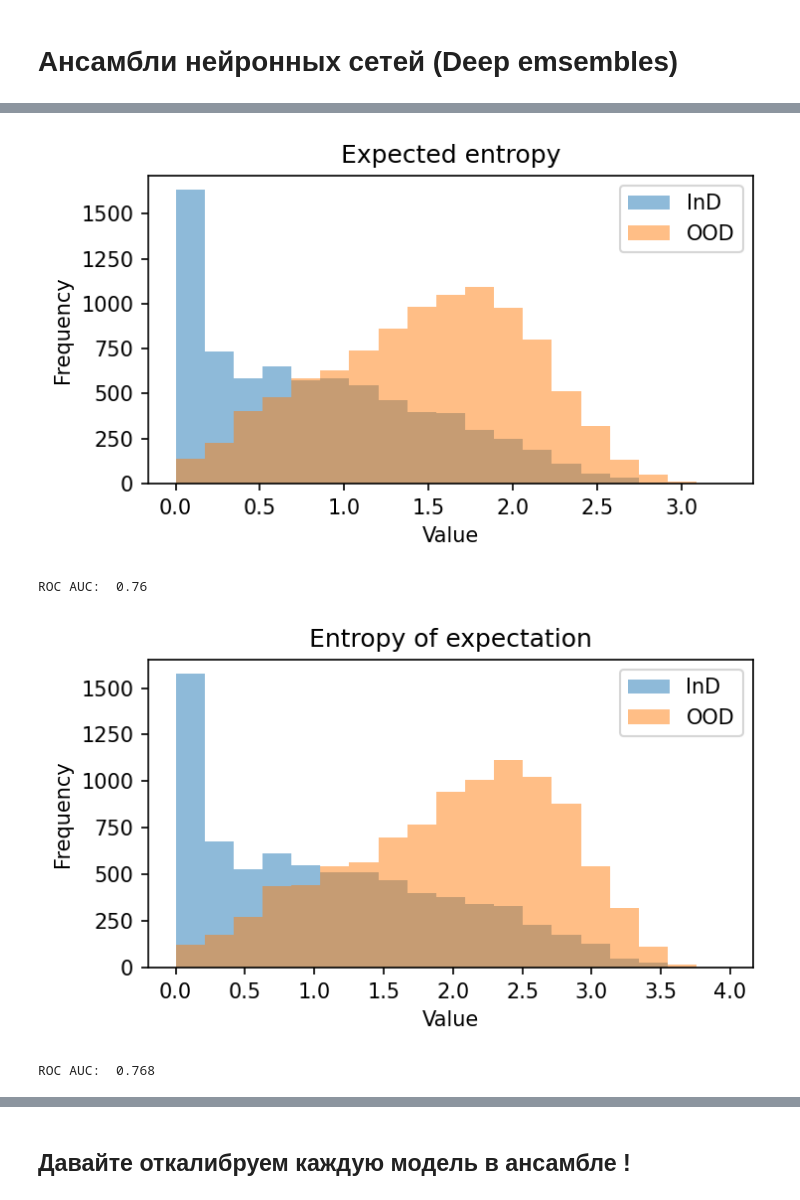
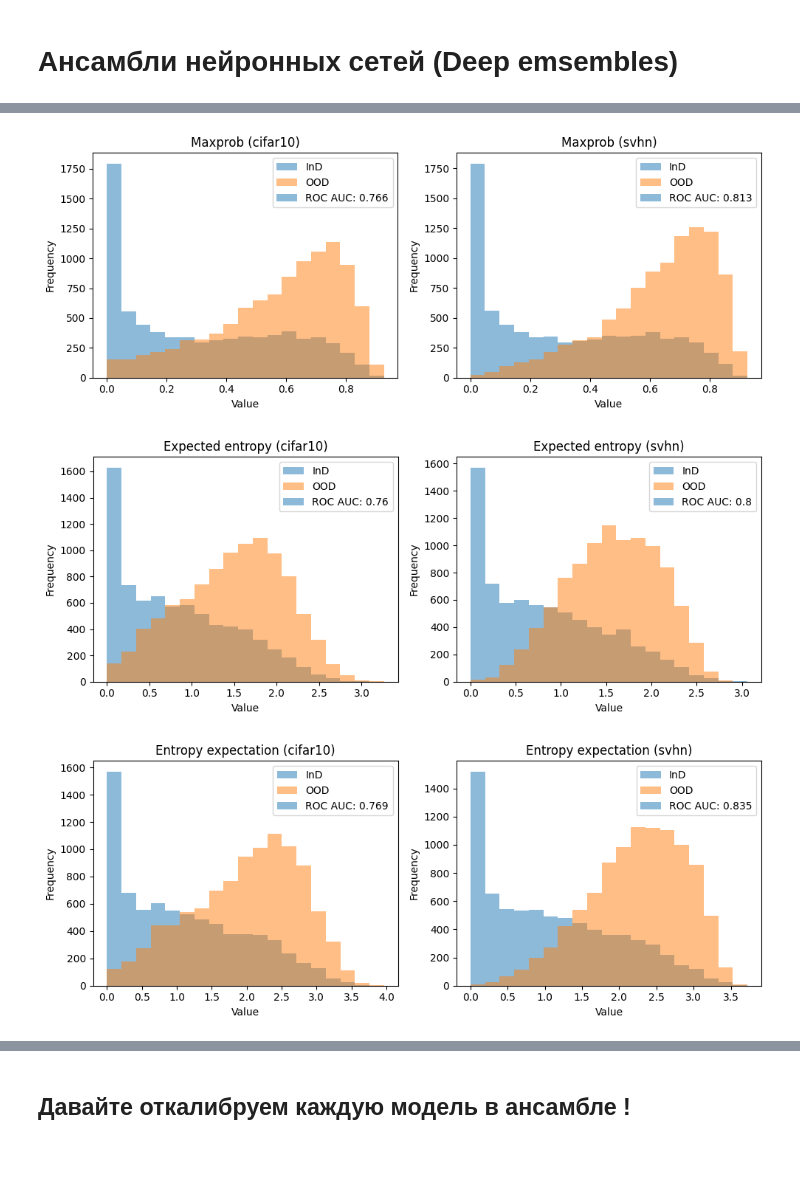
Before and after one commit to nkotelevskii/helpers, a Jupyter notebook: Uncertainty_quantification_seminar.ipynb, the cells around one changed output, grey strips where cells are left out. Drawn from its saved outputs; the diff is of its cells as text; code cells hidden in the pictures; blank space fills up the shorter version.

```diff
--- a/Uncertainty_quantification_seminar.ipynb
+++ b/Uncertainty_quantification_seminar.ipynb
@@ -134,11 +149,13 @@ calibration_sampler = torch.utils.data.SubsetRandomSampler(calibration_idx)
 validation_sampler = torch.utils.data.SubsetRandomSampler(validation_idx)
 # %%
 # Create dataloaders
-batch_size = 100
+batch_size = 500
 cifar100_trainloader = torch.utils.data.DataLoader(cifar100_train, batch_size=10 * batch_size, shuffle=True)
 cifar100_valloader = torch.utils.data.DataLoader(cifar100_valid, batch_size=batch_size, sampler=validation_sampler, shuffle=False)
-cifar100_calloader = torch.utils.data.DataLoader(cifar10_valid, batch_size=batch_size, sampler=calibration_sampler, shuffle=False)
+cifar100_calloader = torch.utils.data.DataLoader(cifar100_valid, batch_size=batch_size, sampler=calibration_sampler, shuffle=False)
+
 cifar10_valloader = torch.utils.data.DataLoader(cifar10_valid, batch_size=batch_size, shuffle=False)
+svhn_valloader = torch.utils.data.DataLoader(svhn_valid, batch_size=batch_size, shuffle=False)
 # %%
 # Compute scores for CIFAR100
 cifar100_entropy_scores, cifar100_maxprob_scores = compute_scores(model, cifar100_valloader, device)
@@ -305,25 +370,3 @@ def collect_labels_and_probs_ensemble(ensemble_, dataloader, device):
-# %%
-# Compute the entropy and MaxProb scores
-def compute_scores_ensemble(ensemble, data_loader, device):
-    mean_entropy_scores = []
-    entropy_mean_scores = []
-    maxprob_scores = []
-    bald = []
-    with torch.no_grad():
-        for data in data_loader:
-            images, _ = data
-            images = images.to(device)
-
-            single_model_probabilities = []
-            for model in ensemble:
-                outputs = model(images)
-                probabilities = F.softmax(outputs, dim=1).cpu().numpy()
-                single_model_probabilities.append(probabilities[None])
-
-            entropy_mean_scores.extend(entropy(np.mean(np.vstack(single_model_probabilities), axis=0), axis=1).tolist())
-            mean_entropy_scores.extend(np.mean(entropy(np.vstack(single_model_probabilities), axis=-1), axis=0).tolist())
-            maxprob_scores.extend((1 - np.max(np.mean(np.vstack(single_model_probabilities), axis=0), axis=1)).tolist())
-
-    return mean_entropy_scores, entropy_mean_scores, maxprob_scores
 # %%
-ensemble = load_emsembles()
+# Загрузим ансамбли
+ensemble = load_emsembles(device=device)
@@ -345,5 +395,6 @@ reliability_diagram(
 # Compute scores for CIFAR100
 cifar100_EH_ensemble, cifar100_HE_ensemble, cifar100_maxprob_ensemble = compute_scores_ensemble(ensemble, cifar100_valloader, device)
 
-# Compute scores for CIFAR10
+# Compute scores for OOD
 cifar10_EH_ensemble, cifar10_HE_ensemble, cifar10_maxprob_ensemble = compute_scores_ensemble(ensemble, cifar10_valloader, device)
+svhn_EH_ensemble, svhn_HE_ensemble, svhn_maxprob_ensemble = compute_scores_ensemble(ensemble, svhn_valloader, device)
@@ -350,10 +414,30 @@ cifar10_EH_ensemble, cifar10_HE_ensemble, cifar10_maxprob_ensemble = compute_sco
+# %%
+fig, axs = plt.subplots(1, 2, figsize=(10, 4))
+
+roc_auc_cifar10_maxprob_ensemble = plot_histogram_eq_width(axs[0], data1=cifar100_maxprob_ensemble, data2=cifar10_maxprob_ensemble, title="Maxprob (cifar10)")
+roc_auc_svhn_maxprob_ensemble = plot_histogram_eq_width(axs[1], data1=cifar100_maxprob_ensemble, data2=svhn_maxprob_ensemble, title="Maxprob (svhn)")
+
+plt.tight_layout()
+plt.show()
+# %% [output]
+[figure, added]
 # %%
-plot_histogram_eq_width(data1=cifar100_EH_ensemble, data2=cifar10_EH_ensemble, title="Expected entropy")
+fig, axs = plt.subplots(1, 2, figsize=(10, 4))
+
+roc_auc_cifar10_EH_ensemble = plot_histogram_eq_width(axs[0], data1=cifar100_EH_ensemble, data2=cifar10_EH_ensemble, title="Expected entropy (cifar10)")
+roc_auc_svhn_EH_ensemble = plot_histogram_eq_width(axs[1], data1=cifar100_EH_ensemble, data2=svhn_EH_ensemble, title="Expected entropy (svhn)")
+
+plt.tight_layout()
+plt.show()
 # %% [output]
-[figure, old version]
+[figure, new version]
-ROC AUC:  0.76
 # %%
-plot_histogram_eq_width(data1=cifar100_HE_ensemble, data2=cifar10_HE_ensemble, title="Entropy of expectation")
+fig, axs = plt.subplots(1, 2, figsize=(10, 4))
+
+roc_auc_cifar10_HE_ensemble = plot_histogram_eq_width(axs[0], data1=cifar100_HE_ensemble, data2=cifar10_HE_ensemble, title="Entropy expectation (cifar10)")
+roc_auc_svhn_HE_ensemble = plot_histogram_eq_width(axs[1], data1=cifar100_HE_ensemble, data2=svhn_HE_ensemble, title="Entropy expectation (svhn)")
+
+plt.tight_layout()
+plt.show()
 # %% [output]
-[figure, old version]
+[figure, new version]
-ROC AUC:  0.768
```
Also changed, not shown: parts of 124 cells of this notebook.
